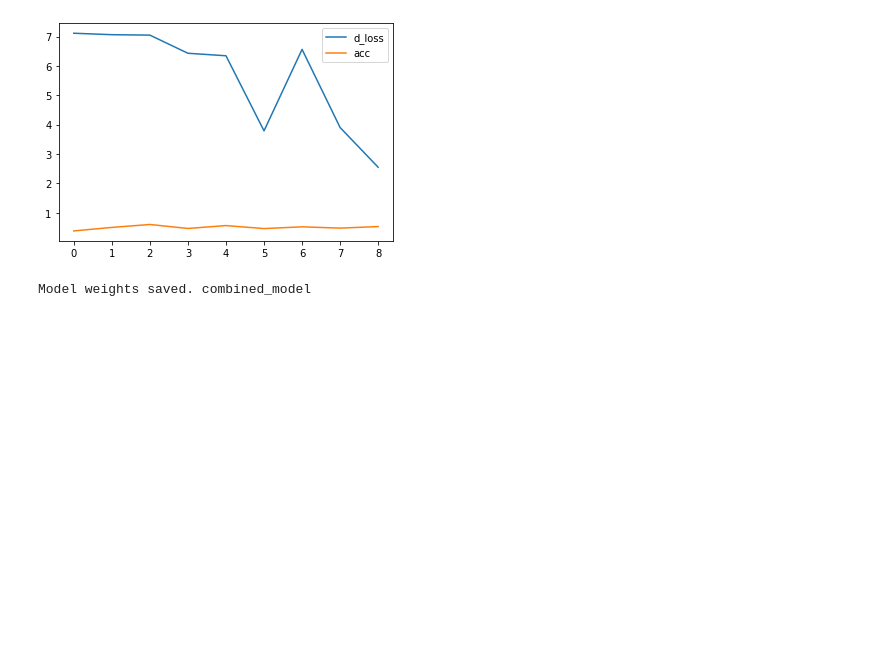
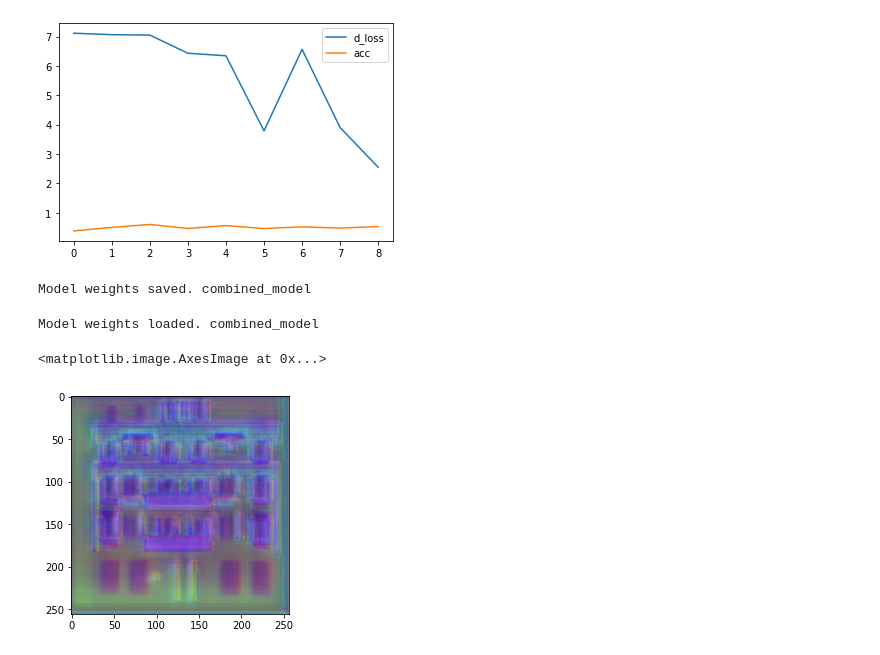
Before and after one commit to tayutaedomo/tensorflow-sandbox, a Jupyter notebook: scripts/pix2pix/03_keras_pix2pix_save.ipynb, the cells around one changed output. Saved outputs shown, nothing was run; the diff lists cells and outputs as text; code cells hidden in the pictures; blank space fills up the shorter version.

```diff
--- a/scripts/pix2pix/03_keras_pix2pix_save.ipynb
+++ b/scripts/pix2pix/03_keras_pix2pix_save.ipynb
@@ -395,3 +417,20 @@ gan.plot_hisotry()
 gan.save_models()
 # %% [output]
 Model weights saved. combined_model
+# %%
+gan2 = Pix2Pix()
+gan2.init()
+gan2.load_models()
+# %% [output]
+Model weights loaded. combined_model
+# %%
+imgs_A, imgs_B = data_loader.load_data(batch_size=1, is_testing=True)
+gen_imgs = gan2.generate_image(imgs_B)
+# %%
+# Rescale images 0 - 1
+gen_imgs = 0.5 * gen_imgs + 0.5
+
+plt.imshow(gen_imgs[0])
+# %% [output]
+<matplotlib.image.AxesImage at 0x...>
+[figure, added]
```
Also changed, not shown: parts of 7 cells of this notebook.
